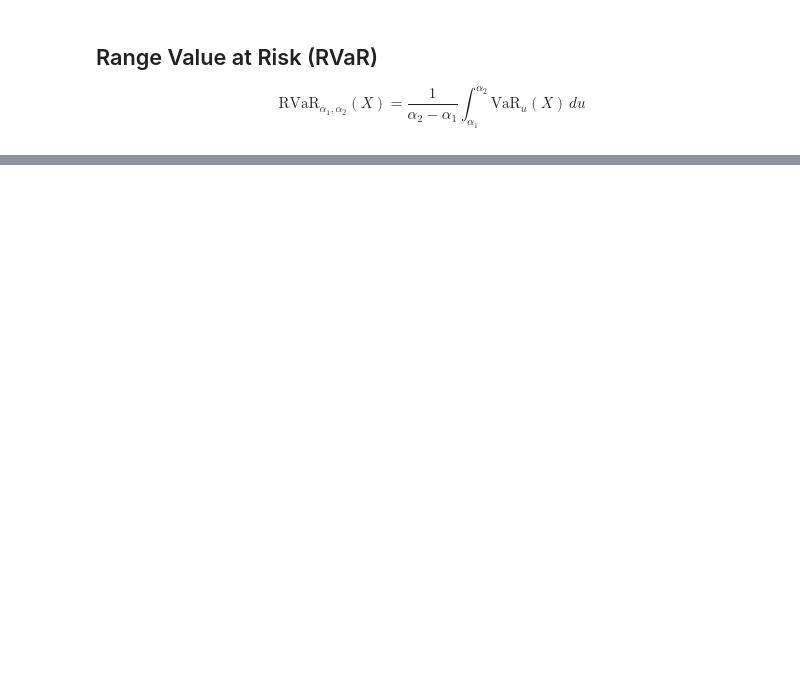
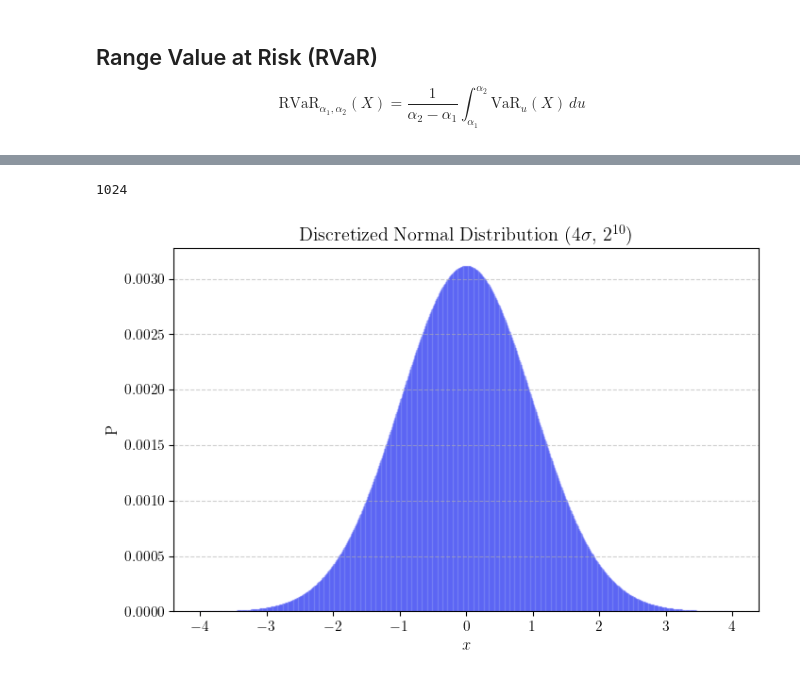
Before and after one commit to kostaaaaaa/iQuHack_2026, a Jupyter notebook: hands_on.ipynb, the cells around one changed output, grey strips where cells are left out. Drawn from its saved outputs; the diff is of its cells as text; code cells hidden in the pictures; blank space fills up the shorter version.

```diff
--- a/hands_on.ipynb
+++ b/hands_on.ipynb
@@ -369,0 +568,8 @@ NameError: name 'plot_monte_carlo_results' is not defined
+# %%
+n_qubits = 10
+
+def convert_n_bins(n_qubits: int) -> int:
+    return 2**n_qubits
+
+n_bins = convert_n_bins(n_qubits)
+print(n_bins)
@@ -369,0 +592,11 @@ NameError: name 'plot_monte_carlo_results' is not defined
+# %%
+k = 4.0  # number of standard deviations
+x_min = normal_mu - k * normal_sigma
+x_max = normal_mu + k * normal_sigma
+
+print(x_min, x_max)
+
+# Evenly spaced
+x_normal = np.linspace(x_min, x_max, n_bins+1)
+# Note that the + 1 factor accounts for the relationship between points and bins
+# (the usual "fence posts and rails" analogy).
@@ -369,0 +662,20 @@ NameError: name 'plot_monte_carlo_results' is not defined
+# %%
+x_normal_mid = 0.5 * (x_normal[:-1] + x_normal[1:])
+dx = x_normal[1] - x_normal[0]
+p_normal = norm.pdf(x_normal_mid, loc=normal_mu, scale=normal_sigma) * dx
+print(len(p_normal))
+
+# Safeguard: Normalize to ensure sum to 1
+p_normal /= p_normal.sum()
+# %% [output]
+1024
+# %%
+plt.figure(figsize=(8, 5))
+plt.bar(x_normal_mid, p_normal, width=dx, alpha=0.2, edgecolor='blue', label="Discretized Bins")
+plt.xlabel(r"$x$")
+plt.ylabel(r"P")
+plt.title(r"Discretized Normal Distribution ($4\sigma$, $2^{10}$)")
+plt.grid(True, axis='y', linestyle='--', alpha=0.6)
+plt.show()
+# %% [output]
+[figure, added]
```
Also changed, not shown: parts of 54 cells of this notebook.
